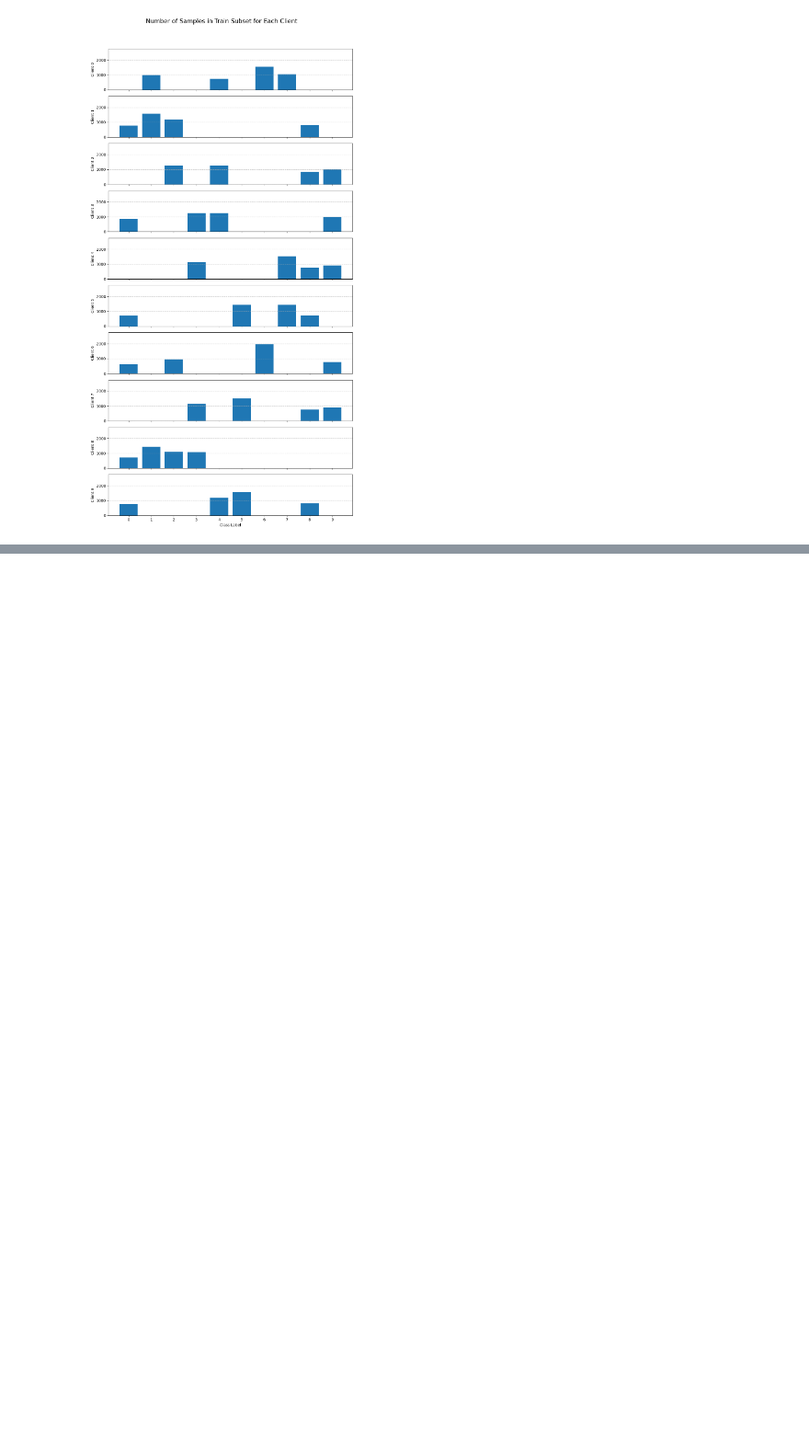
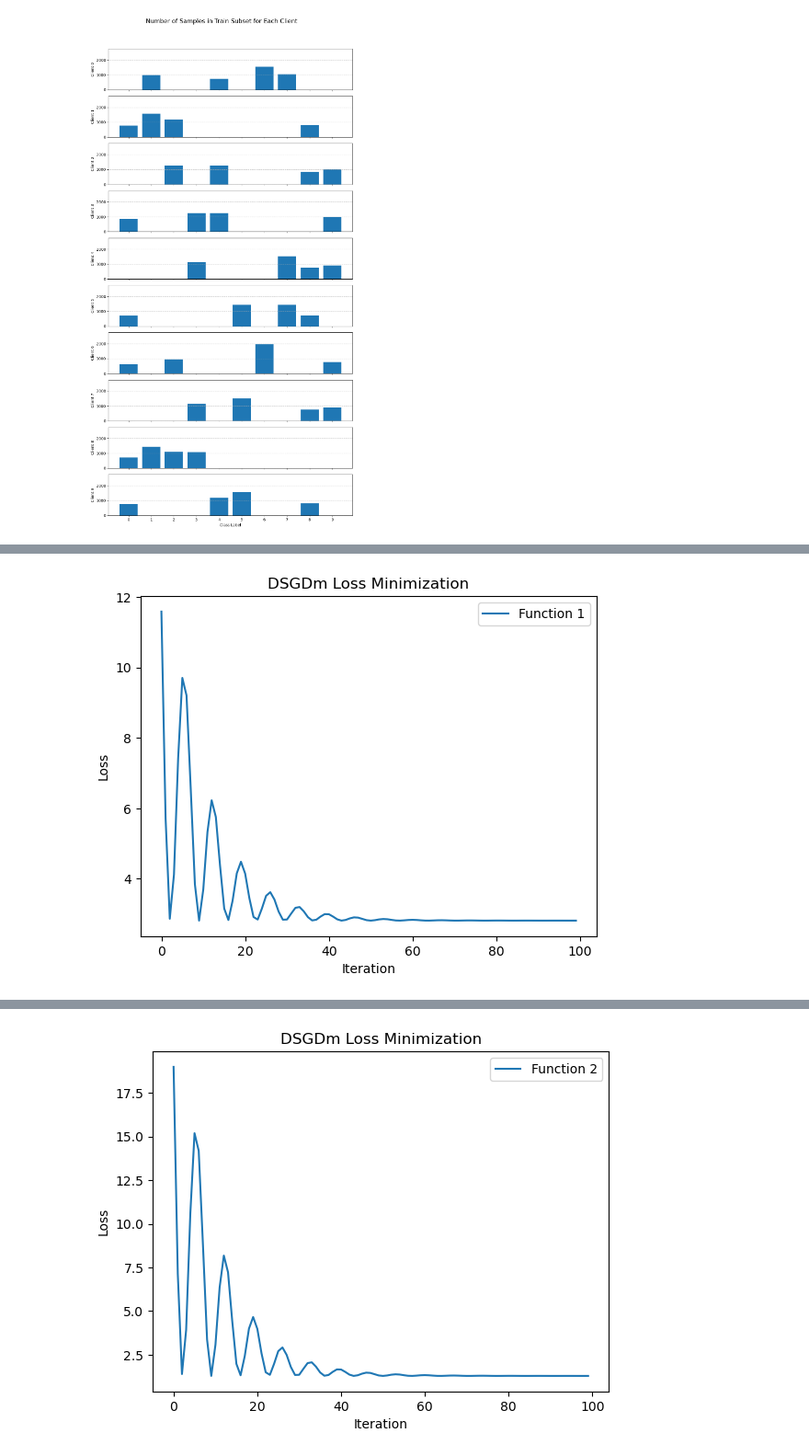
Before and after one commit to Masuda-Shinnosuke/decentralized_learning_random_walk, a Jupyter notebook: ex.ipynb, the cells around one changed output, grey strips where cells are left out. Shown at 92% size. Cells and saved outputs as stored; diff of their text form; code cells hidden in the pictures; blank space fills up the shorter version.

```diff
--- a/ex.ipynb
+++ b/ex.ipynb
@@ -138,0 +246,76 @@ plt.show()
+# %%
+import torch
+import torch.optim as optim
+import numpy as np
+import matplotlib.pyplot as plt
+
+# 二変数の凸関数の定義
+def function_1(x, y):
+    return (x - 4) ** 2 + y ** 2
+
+def function_2(x, y):
+    return x ** 2 + (y - 5) ** 2
+
+# 勾配計算のために関数をPyTorchのテンソルを用いて定義
+def function_1_tensor(params):
+    x, y = params[0], params[1]
+    return (x - 4) ** 2 + y ** 2
+
+def function_2_tensor(params):
+    x, y = params[0], params[1]
+    return x ** 2 + (y - 5) ** 2
+
+# シミュレーションパラメータ
+num_workers = 4  # ワーカー数
+learning_rate = 0.1
+num_iterations = 100
+momentum = 0.9
+
+# 初期化
+params = [torch.randn(2, requires_grad=True) for _ in range(num_workers)]
+optimizers = [optim.SGD([param], lr=learning_rate, momentum=momentum) for param in params]
+
+# DSGDmシミュレーション
+def dsgdm_minimize(function_tensor, params, optimizers, num_iterations, num_workers, function_name):
+    loss_values = []
+    for iteration in range(num_iterations):
+        # 各ワーカーが独立に勾配を計算
+        local_grads = []
+        for i in range(num_workers):
+            optimizers[i].zero_grad()
+            loss = function_tensor(params[i])
+            loss.backward()
+            local_grads.append(params[i].grad.clone())
+
+        # グローバル平均勾配を計算
+        global_grad = sum(local_grads) / num_workers
+
+        # 各ワーカーのパラメータを更新
+        for i in range(num_workers):
+            params[i].grad = global_grad
+            optimizers[i].step()
+
+        # 損失値を記録
+        avg_loss = sum(function_tensor(param).item() for param in params) / num_workers
+        loss_values.append(avg_loss)
+
+        # 現在の状態を出力
+        if iteration % 10 == 0 or iteration == num_iterations - 1:
+            print(f"Iteration {iteration}: Params {[param.detach().numpy() for param in params]} ")
+
+    # 損失値の可視化
+    plt.plot(range(num_iterations), loss_values, label=function_name)
+    plt.xlabel('Iteration')
+    plt.ylabel('Loss')
+    plt.title('DSGDm Loss Minimization')
+    plt.legend()
+    plt.show()
+
+# Function 1 の最小化
+dsgdm_minimize(function_1_tensor, params, optimizers, num_iterations, num_workers, 'Function 1')
+
+# Function 2 の最小化
+params = [torch.randn(2, requires_grad=True) for _ in range(num_workers)]
+optimizers = [optim.SGD([param], lr=learning_rate, momentum=momentum) for param in params]
+dsgdm_minimize(function_2_tensor, params, optimizers, num_iterations, num_workers, 'Function 2')
+# %% [output]
@@ -138,0 +333 @@ plt.show()
+[figure, added]
@@ -138,0 +345 @@ plt.show()
+[figure, added]
```
Also changed, not shown: parts of 7 cells of this notebook, 3 other files.
